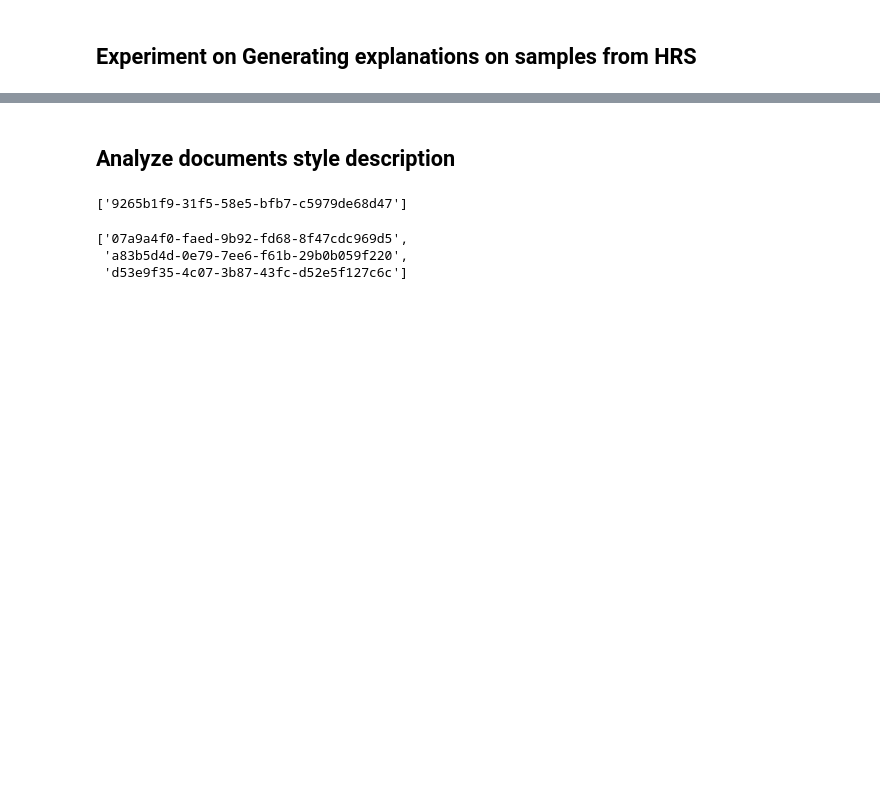
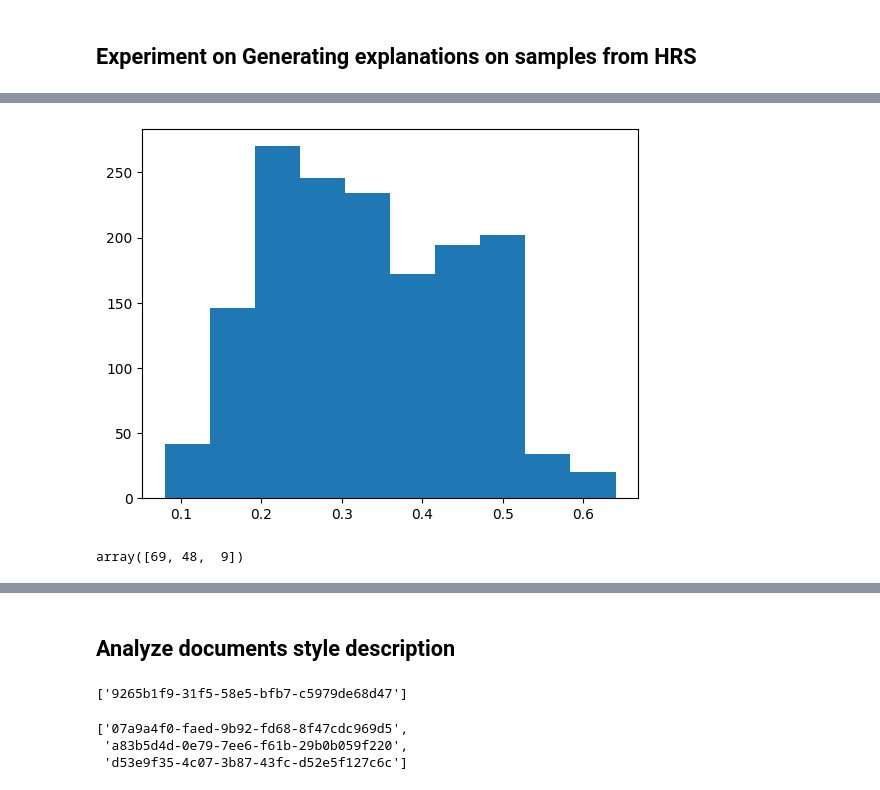
Before and after one commit to MiladAlshomary/latent-style-interpretation, a Jupyter notebook: src-ipynb/generate-iarpa-explanations.ipynb, the cells around one changed output, grey strips where cells are left out. Cells and saved outputs as stored; diff of their text form; code cells hidden in the pictures; blank space fills up the shorter version.

```diff
--- a/src-ipynb/generate-iarpa-explanations.ipynb
+++ b/src-ipynb/generate-iarpa-explanations.ipynb
@@ -119,20 +131,20 @@ def run_explanation_experiment(input_path, model_path, interp_space_path, interp
         interp_pred_accuracy.append(1 if instance_exp['gt_idx'] == instance_exp['latent_rank'][0] and instance_exp['latent_rank'][0] == instance_exp['interp_rank'][0] else 0)
 
         # Generate random equivelant explanations on feature-level
-        instance_exp_random = generate_hiatus_explanations(data_point, interp_space_path, interp_space_rep_path, 'llm_tfidf_weights', 'llm_tfidf_weights', explanation_interfaces.exp_interface_2, cluster_lvl=False, random_feature_assignment=True)
-        instance_exp_random['source'] = 'feature_lvl_explanation_tfidf_random'
+        # instance_exp_random = generate_hiatus_explanations(data_point, interp_space_path, interp_space_rep_path, 'llm_tfidf_weights', 'llm_tfidf_weights', explanation_interfaces.exp_interface_2, cluster_lvl=False, random_feature_assignment=True)
+        # instance_exp_random['source'] = 'feature_lvl_explanation_tfidf_random'
 
         # Create an instance with no explanation
-        instance_wo_exp = {x[0]: x[1] for x in instance_exp.items()}
-        instance_wo_exp['explanation'] = '<p>No Explanation</p>'
-        instance_wo_exp['source'] = 'no_explanation'
+        # instance_wo_exp = {x[0]: x[1] for x in instance_exp.items()}
+        # instance_wo_exp['explanation'] = '<p>No Explanation</p>'
+        # instance_wo_exp['source'] = 'no_explanation'
 
-        output.append(instance_wo_exp)
-        output.append(instance_exp)
-        output.append(instance_exp_random)
+        #output.append(instance_wo_exp)
+        #output.append(instance_exp)
+        #output.append(instance_exp_random)
 
         # generate explanations on cluster level
-        for feat_clm in ['llm_tfidf_rep', 'g2v_tfidf_rep']:
+        for feat_clm in ['llm_tfidf_rep']:#['llm_tfidf_rep', 'g2v_tfidf_rep']:
             instance_exp = generate_hiatus_explanations(data_point, interp_space_path, interp_space_rep_path, feat_clm, feat_clm, explanation_interfaces.exp_interface_1_1)
             instance_exp['source'] = feat_clm
             output.append(instance_exp)
@@ -147,6 +159,7 @@ def run_explanation_experiment(input_path, model_path, interp_space_path, interp
     print('Latent Accuracy ', sum(latent_pred_accuracy)/len(latent_pred_accuracy))
     print('Interp Accuracy ', sum(interp_pred_accuracy)/len(interp_pred_accuracy))
     json.dump(output, open(output_path, 'w'))
+    return output
 # %% [markdown]
 ## Experiment to generate explanation on IARPA's pilot data
 # %%
@@ -168,13 +185,16 @@ Interp Accuracy  0.25
 # %%
 #model_path = 'aa_model-luar'
-#model_path = 'datadreamer-lora'
-model_path = 'luar-mud'
+model_path = 'datadreamer-lora'
+#model_path = 'luar-mud'
 input_path = '/mnt/swordfish-pool2/milad/hiatus-data/phase_2/internal_cross_fold_cross_genre/fold_1/test/TA2/hrs2_09-24-24_english_crossGenre-combined/'
 top_c=3
 
-interp_space_path = '/mnt/swordfish-pool2/milad/hiatus-data/explainability_all_data/lora_ta2_interp_space_clusters/interpretable_space.pkl'
-interp_space_rep_path = '/mnt/swordfish-pool2/milad/hiatus-data/explainability_all_data/lora_ta2_interp_space_clusters/interpretable_space_representations.json'
+# interp_space_path = '/mnt/swordfish-pool2/milad/hiatus-data/explainability_all_data/system2_interp_space_clusters_09/interpretable_space.pkl'
+# interp_space_rep_path = '/mnt/swordfish-pool2/milad/hiatus-data/explainability_all_data/system2_interp_space_clusters_09/interpretable_space_representations.json'
 
-run_explanation_experiment(input_path, model_path, interp_space_path, interp_space_rep_path, hiatus_utils.get_hrs_data(input_path, random_seed=737),
+interp_space_path = '/mnt/swordfish-pool2/milad/hiatus-data/explainability_all_data/luar_clusters_09/interpretable_space.pkl'
+interp_space_rep_path = '/mnt/swordfish-pool2/milad/hiatus-data/explainability_all_data/luar_clusters_09/interpretable_space_representations.json'
+
+output = run_explanation_experiment(input_path, model_path, interp_space_path, interp_space_rep_path, hiatus_utils.get_hrs_data(input_path, num_instances=100, random_seed=737),
                            '/mnt/swordfish-pool2/milad/hiatus-data/explainability_all_data/hrs_explanations.json', top_c=3, top_k=10)
 # %% [output]
@@ -182,0 +237,16 @@ Interp Accuracy  0.8
+# %%
+import matplotlib.pyplot as plt
+all_values = [round(v,2) for item in output for v in np.array(item['author_sim_to_clusters']).flatten().tolist()]
+plt.hist(all_values)
+plt.show()
+# %% [output]
+[figure, added]
+# %%
+from scipy.stats import zscore
+
+query_interp, candidates_interps = np.array(output[instance_id]['author_interps'][0]), np.array(output[instance_id]['author_interps'][1:])
+contributions = np.array([np.abs(query_interp * candidate_interp) for candidate_interp in candidates_interps])
+contributions = zscore(contributions, axis=0)
+np.argsort(abs(contributions[output[instance_id]['interp_rank'][0]]))[::-1][:3]
+# %% [output]
+array([69, 48,  9])
```
Also changed, not shown: parts of 13 cells of this notebook, 16 other files.
